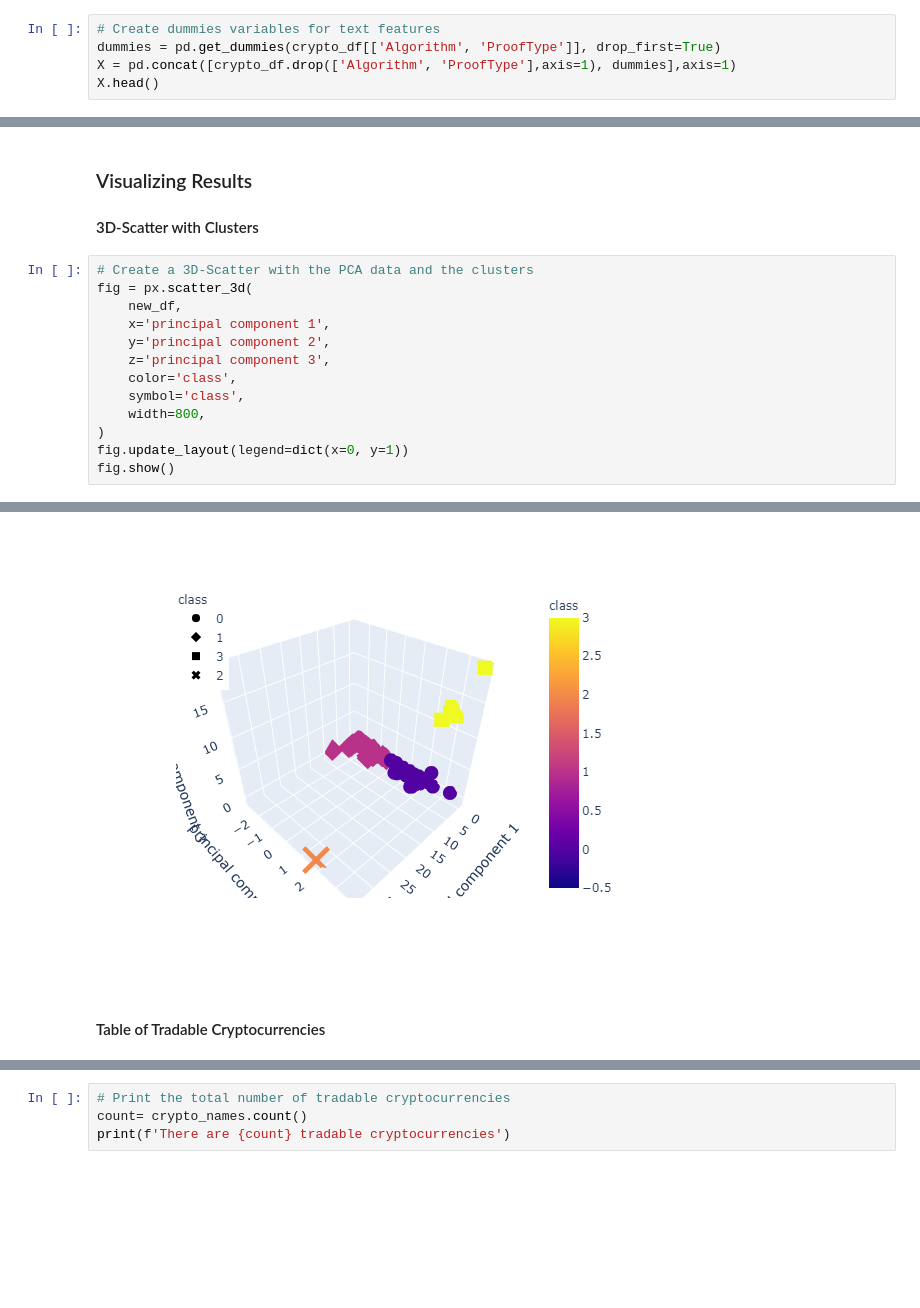
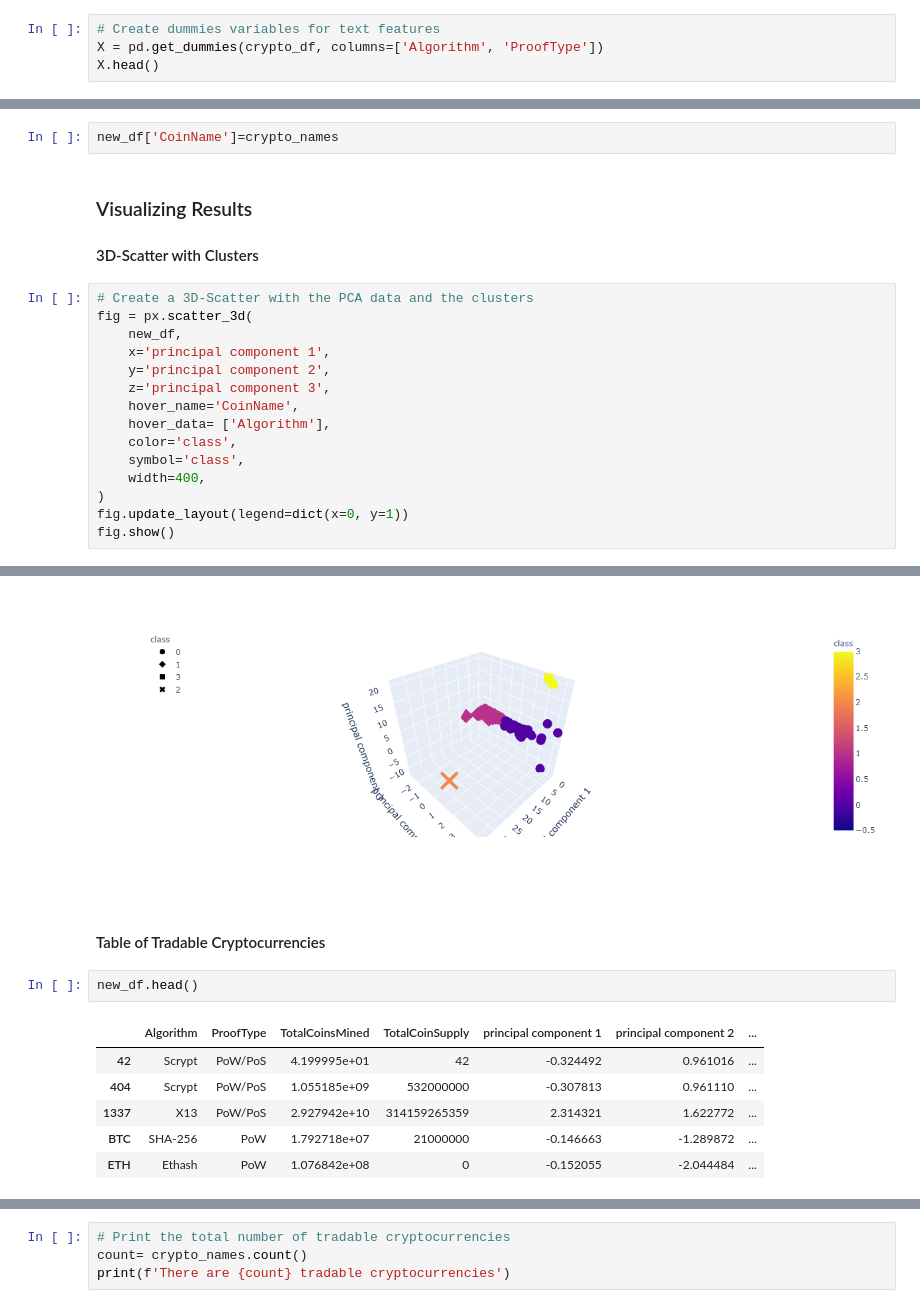
Before and after one commit to dkleinvelderman/Fintech_Homework, a Jupyter notebook: AWS_HW/crypto_clustering.ipynb, the cells around one changed output, grey strips where cells are left out. Drawn from its saved outputs; the diff is of its cells as text; blank space fills up the shorter version.

```diff
--- a/AWS_HW/crypto_clustering.ipynb
+++ b/AWS_HW/crypto_clustering.ipynb
@@ -111,7 +133,6 @@ crypto_df.head()
 | ETH | Ethash | PoW | 1.076842e+08 | 0 |
 # %%
 # Create dummies variables for text features
-dummies = pd.get_dummies(crypto_df[['Algorithm', 'ProofType']], drop_first=True)
-X = pd.concat([crypto_df.drop(['Algorithm', 'ProofType'],axis=1), dummies],axis=1)
+X = pd.get_dummies(crypto_df, columns=['Algorithm', 'ProofType'])
 X.head()
 # %% [output]
@@ -186,3 +207,5 @@ new_df.head()
+# %%
+new_df['CoinName']=crypto_names
 # %% [markdown]
 ### Visualizing Results
 
@@ -194,9 +217,11 @@ fig = px.scatter_3d(
     x='principal component 1',
     y='principal component 2',
     z='principal component 3',
+    hover_name='CoinName',
+    hover_data= ['Algorithm'],
     color='class',
     symbol='class',
-    width=800,
+    width=400,
 )
 fig.update_layout(legend=dict(x=0, y=1))
 fig.show()
@@ -205,5 +229,14 @@ fig.show()
-[figure, old version]
+[figure, new version]
 # %% [markdown]
 #### Table of Tradable Cryptocurrencies
+# %%
+new_df.head()
+# %% [output]
+|  | Algorithm | ProofType | TotalCoinsMined | TotalCoinSupply | principal component 1 | principal component 2 | ... |
+| 42 | Scrypt | PoW/PoS | 4.199995e+01 | 42 | -0.324492 | 0.961016 | ... |
+| 404 | Scrypt | PoW/PoS | 1.055185e+09 | 532000000 | -0.307813 | 0.961110 | ... |
+| 1337 | X13 | PoW/PoS | 2.927942e+10 | 314159265359 | 2.314321 | 1.622772 | ... |
+| BTC | SHA-256 | PoW | 1.792718e+07 | 21000000 | -0.146663 | -1.289872 | ... |
+| ETH | Ethash | PoW | 1.076842e+08 | 0 | -0.152055 | -2.044484 | ... |
 # %%
 # Table with tradable cryptos
```
Also changed, not shown: parts of 7 cells of this notebook.
